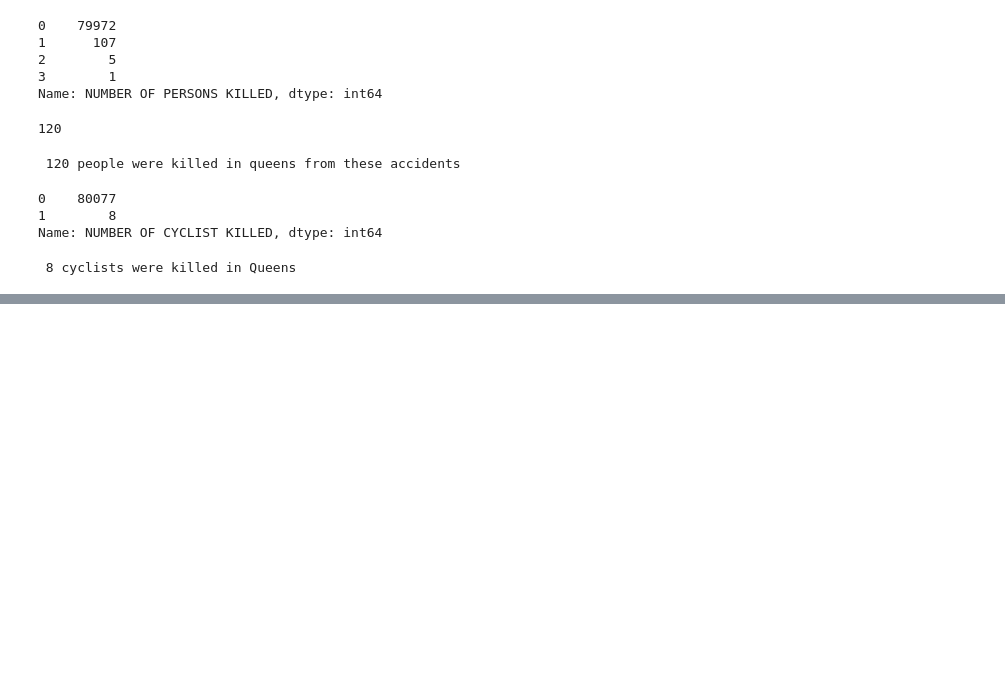
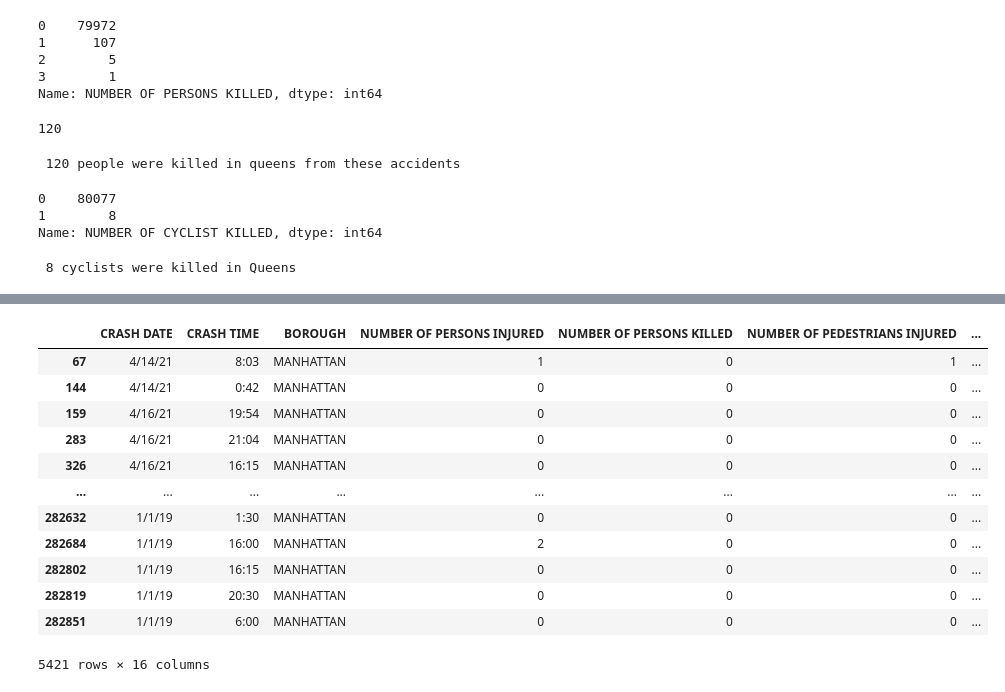
Before and after one commit to briannamonsanto/homework_april_1, a Jupyter notebook: monsanto_hw_9.ipynb, the cells around one changed output, grey strips where cells are left out. Drawn from its saved outputs; the diff is of its cells as text; code cells hidden in the pictures; blank space fills up the shorter version.

Commit message:
manhattan and taxi filter added

```diff
--- a/monsanto_hw_9.ipynb
+++ b/monsanto_hw_9.ipynb
@@ -192,0 +196,18 @@ df_m
+# %%
+taxi_m= df_m[df_m["VEHICLE TYPE CODE 1"] == "Taxi"]
+# %%
+taxi_m
+# %% [output]
+|  | CRASH DATE | CRASH TIME | BOROUGH | NUMBER OF PERSONS INJURED | NUMBER OF PERSONS KILLED | NUMBER OF PEDESTRIANS INJURED | ... |
+| 67 | 4/14/21 | 8:03 | MANHATTAN | 1 | 0 | 1 | ... |
+| 144 | 4/14/21 | 0:42 | MANHATTAN | 0 | 0 | 0 | ... |
+| 159 | 4/16/21 | 19:54 | MANHATTAN | 0 | 0 | 0 | ... |
+| 283 | 4/16/21 | 21:04 | MANHATTAN | 0 | 0 | 0 | ... |
+| 326 | 4/16/21 | 16:15 | MANHATTAN | 0 | 0 | 0 | ... |
+| ... | ... | ... | ... | ... | ... | ... | ... |
+| 282632 | 1/1/19 | 1:30 | MANHATTAN | 0 | 0 | 0 | ... |
+| 282684 | 1/1/19 | 16:00 | MANHATTAN | 2 | 0 | 0 | ... |
+| 282802 | 1/1/19 | 16:15 | MANHATTAN | 0 | 0 | 0 | ... |
+| 282819 | 1/1/19 | 20:30 | MANHATTAN | 0 | 0 | 0 | ... |
+| 282851 | 1/1/19 | 6:00 | MANHATTAN | 0 | 0 | 0 | ... |
+5421 rows × 16 columns
```
Also changed, not shown: parts of 2 cells of this notebook.
